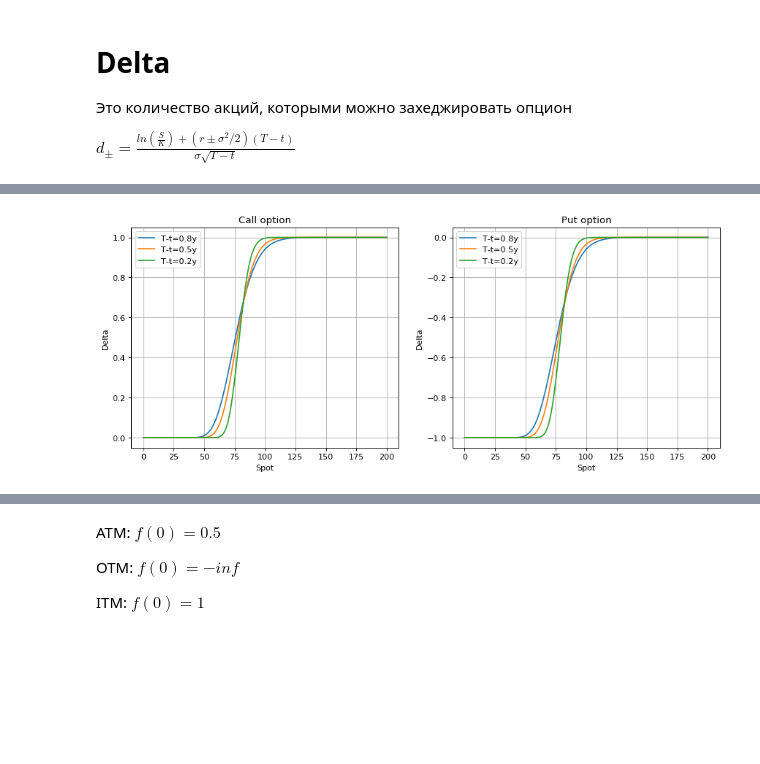
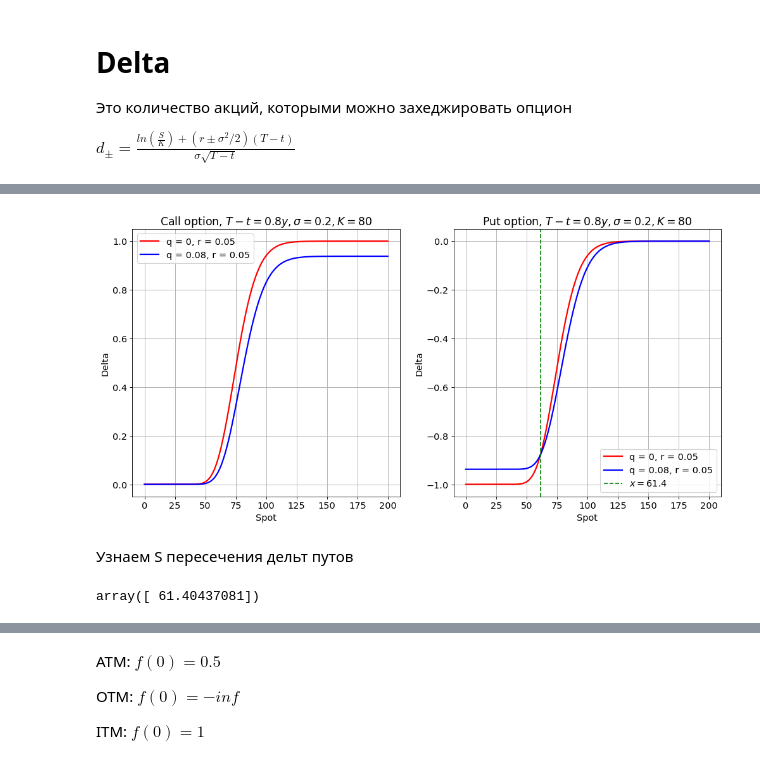
Before and after one commit to IPostevoi/Finance, a Jupyter notebook: Greeks.ipynb, the cells around one changed output, grey strips where cells are left out. Drawn from its saved outputs; the diff is of its cells as text; code cells hidden in the pictures; blank space fills up the shorter version.

```diff
--- a/Greeks.ipynb
+++ b/Greeks.ipynb
@@ -15,6 +28,7 @@ S0 = 0.00001
 S1 = 200.
 K = 80.
 r = 0.05
+q = 0.08
 T = 1.
 sigma = 0.2
 # %%
@@ -50,3 +134,14 @@ def Delta_call(S, T):
+# %%
+def Delta_call(S, T):
+    return F(d1(S, T))
+
+
+def Delta_call_div(S, T):
+    return np.e**(- q * T) * F(d1_div(S, T))
 # %%
 def Delta_put(S, T):
     return Delta_call(S, T) - 1
+
+
+def Delta_put_div(S, T):
+    return Delta_call_div(S, T) - np.e**( - q * T)
@@ -53,29 +158,60 @@ def Delta_put(S, T):
 # %%
-fig=plt.figure(figsize=(13, 5), dpi= 80, facecolor='w', edgecolor='k')
+fig=plt.figure(figsize=(15, 7), dpi= 80, facecolor='w', edgecolor='k')
 
+q = 0.08
 plt.subplot(121)
-plt.plot(S, Delta_call(S, 0.8))
-plt.plot(S, Delta_call(S, 0.5))
-plt.plot(S, Delta_call(S, 0.2))
-plt.title('Call option')
-plt.legend(['T-t=0.8y', 'T-t=0.5y', 'T-t=0.2y'])
+plt.plot(S, Delta_call(S, 0.8), color='red', linewidth=2, label='q = 0, r = 0.05')
+plt.plot(S, Delta_call_div(S, 0.8), color='blue', linewidth=2, label='q = 0.08, r = 0.05')
+plt.title('Call option, $T-t=0.8y, \sigma=0.2, K = 80$')
+plt.legend()
 plt.xlabel('Spot')
 plt.ylabel('Delta')
 plt.grid(True)
 
 plt.subplot(122)
-plt.plot(S, Delta_put(S, 0.8))
-plt.plot(S, Delta_put(S, 0.5))
-plt.plot(S, Delta_put(S, 0.2))
-plt.title('Put option')
-plt.legend(['T-t=0.8y', 'T-t=0.5y', 'T-t=0.2y'])
+plt.plot(S, Delta_put(S, 0.8), color='red', linewidth=2, label='q = 0, r = 0.05')
+plt.plot(S, Delta_put_div(S, 0.8), color='blue', linewidth=2, label='q = 0.08, r = 0.05')
+plt.axvline(x=61.4, ls='--', color='green', label='$x=61.4$')
+plt.title('Put option, $T-t=0.8y, \sigma=0.2, K = 80$')
+plt.legend()
 plt.xlabel('Spot')
 plt.ylabel('Delta')
 plt.grid(True)
 
+# plt.subplot(223)
+# plt.plot(S, Delta_call_div(S, 0.8))
+# plt.plot(S, Delta_call_div(S, 0.5))
+# plt.plot(S, Delta_call_div(S, 0.2))
+# plt.title('Call option dividends')
+# plt.legend(['T-t=0.8y', 'T-t=0.5y', 'T-t=0.2y'])
+# plt.xlabel('Spot')
+# plt.ylabel('Delta')
+# plt.grid(True)
+
+# plt.subplot(224)
+# plt.plot(S, Delta_put_div(S, 0.8))
+# plt.plot(S, Delta_put_div(S, 0.5))
+# plt.plot(S, Delta_put_div(S, 0.2))
+# plt.title('Put option dividends')
+# plt.legend(['T-t=0.8y', 'T-t=0.5y', 'T-t=0.2y'])
+# plt.xlabel('Spot')
+# plt.ylabel('Delta')
+# plt.grid(True)
+
 plt.show()
+fig.savefig('Delta.png', dpi=fig.dpi, transparent=True)
 # %% [output]
-[figure, old version]
+[figure, new version]
+# %% [markdown]
+Узнаем S пересечения дельт путов
+# %%
+def func(S):
+    return Delta_put(S, 0.8) - Delta_put_div(S, 0.8)
+
+inter = scipy.optimize.fsolve(func, 50)
+inter
+# %% [output]
+array([ 61.40437081])
 # %%
 K = 80.
 r = 0.05
```
Also changed, not shown: parts of 52 cells of this notebook.
